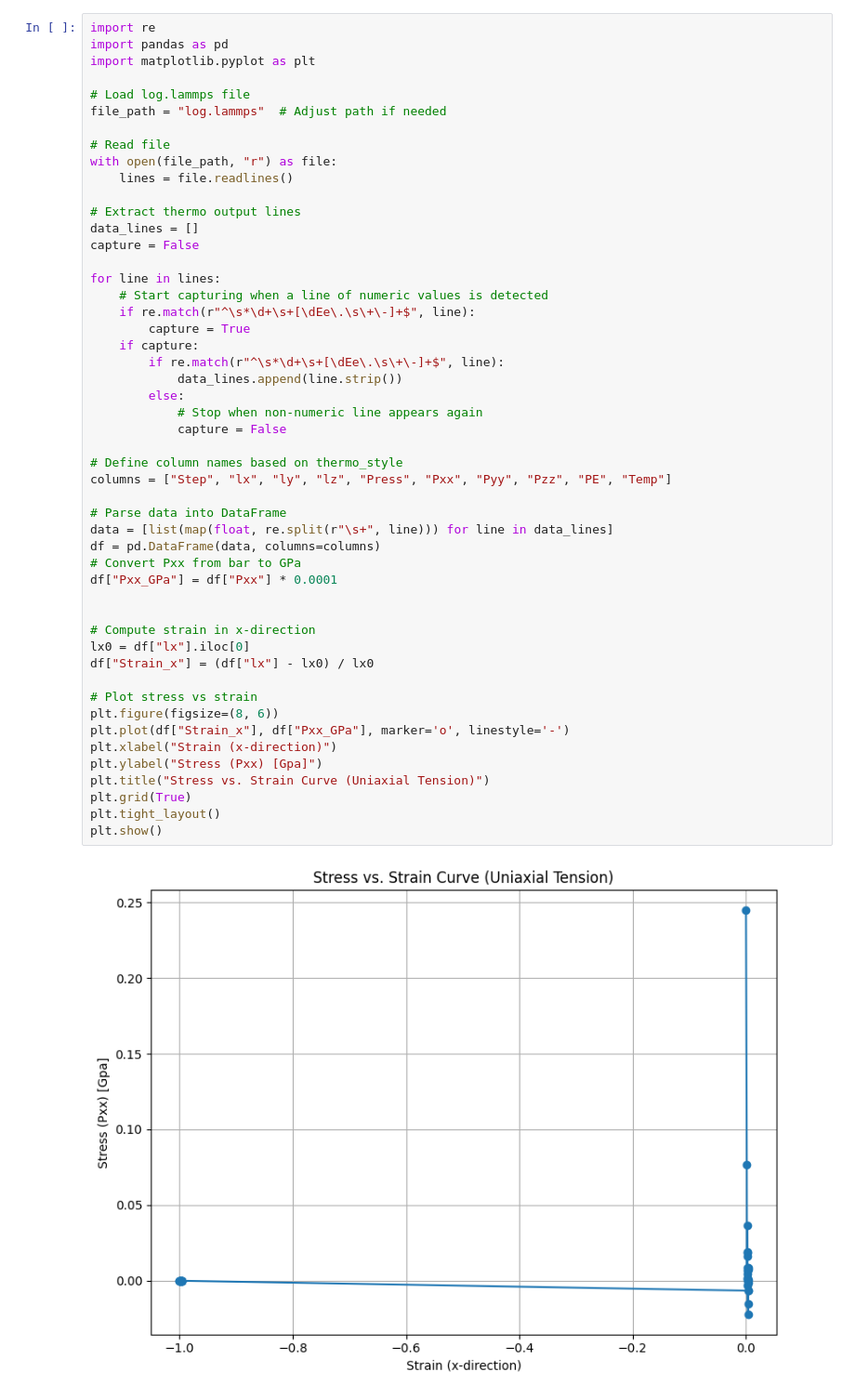
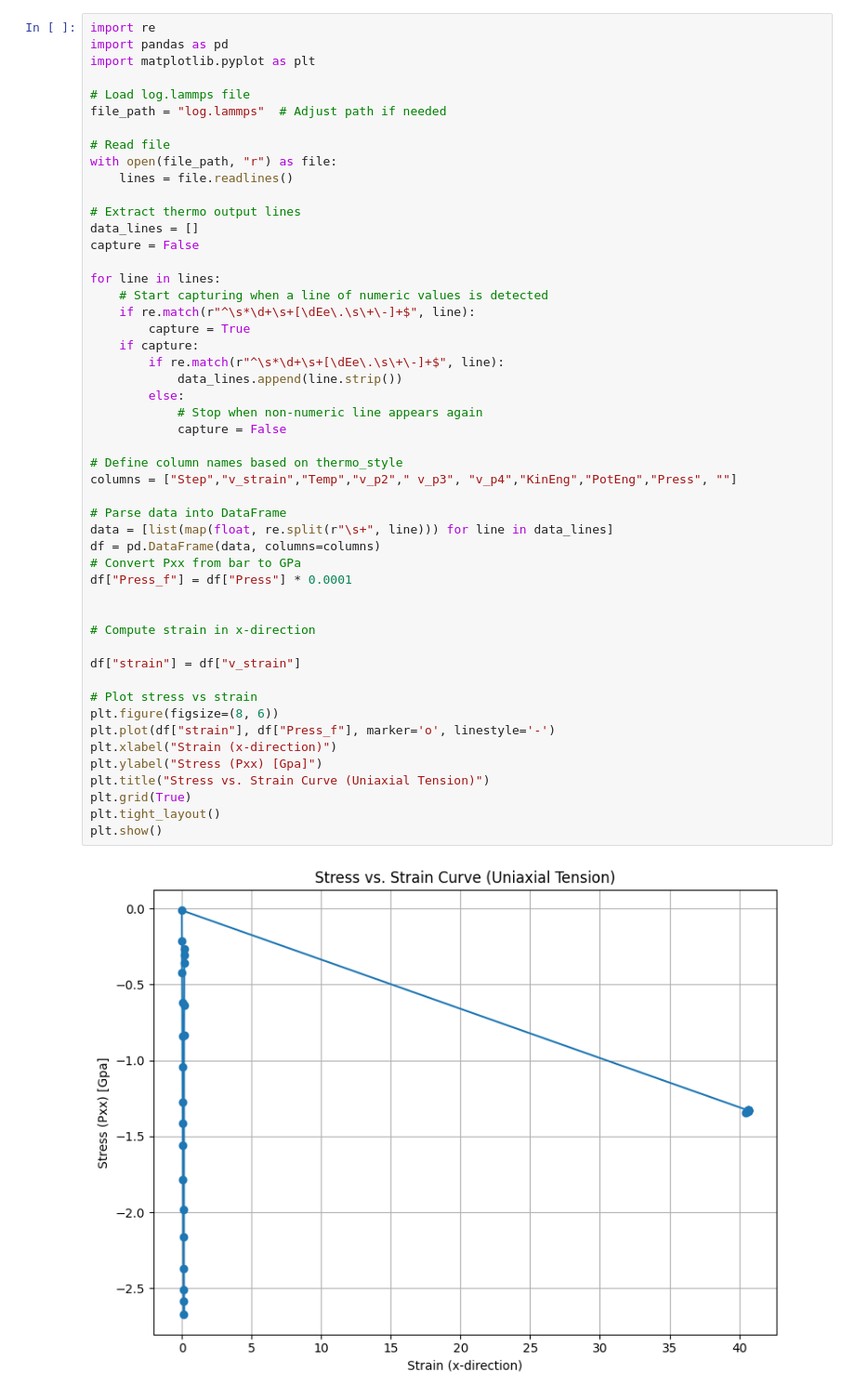
Before and after one commit to Abhiloveshoes/LAMMPS-work-IITH, a Jupyter notebook: stress-strainplot.ipynb, the cells around one changed output. Shown: that part at 93% size. Drawn from its saved outputs; the diff is of its cells as text.

Commit message:
changed the values as I was plotting the compression test before

```diff
--- a/stress-strainplot.ipynb
+++ b/stress-strainplot.ipynb
@@ -17,36 +17,36 @@ capture = False
 for line in lines:
     # Start capturing when a line of numeric values is detected
     if re.match(r"^\s*\d+\s+[\dEe\.\s\+\-]+$", line):
         capture = True
     if capture:
         if re.match(r"^\s*\d+\s+[\dEe\.\s\+\-]+$", line):
             data_lines.append(line.strip())
         else:
             # Stop when non-numeric line appears again
             capture = False
 
 # Define column names based on thermo_style
-columns = ["Step", "lx", "ly", "lz", "Press", "Pxx", "Pyy", "Pzz", "PE", "Temp"]
+columns = ["Step","v_strain","Temp","v_p2"," v_p3", "v_p4","KinEng","PotEng","Press", ""]
 
 # Parse data into DataFrame
 data = [list(map(float, re.split(r"\s+", line))) for line in data_lines]
 df = pd.DataFrame(data, columns=columns)
 # Convert Pxx from bar to GPa
-df["Pxx_GPa"] = df["Pxx"] * 0.0001
+df["Press_f"] = df["Press"] * 0.0001
 
 
 # Compute strain in x-direction
-lx0 = df["lx"].iloc[0]
-df["Strain_x"] = (df["lx"] - lx0) / lx0
+
+df["strain"] = df["v_strain"]
 
 # Plot stress vs strain
 plt.figure(figsize=(8, 6))
-plt.plot(df["Strain_x"], df["Pxx_GPa"], marker='o', linestyle='-')
+plt.plot(df["strain"], df["Press_f"], marker='o', linestyle='-')
 plt.xlabel("Strain (x-direction)")
 plt.ylabel("Stress (Pxx) [Gpa]")
 plt.title("Stress vs. Strain Curve (Uniaxial Tension)")
 plt.grid(True)
 plt.tight_layout()
 plt.show()
 # %% [output]
-[figure, old version]
+[figure, new version]
```
